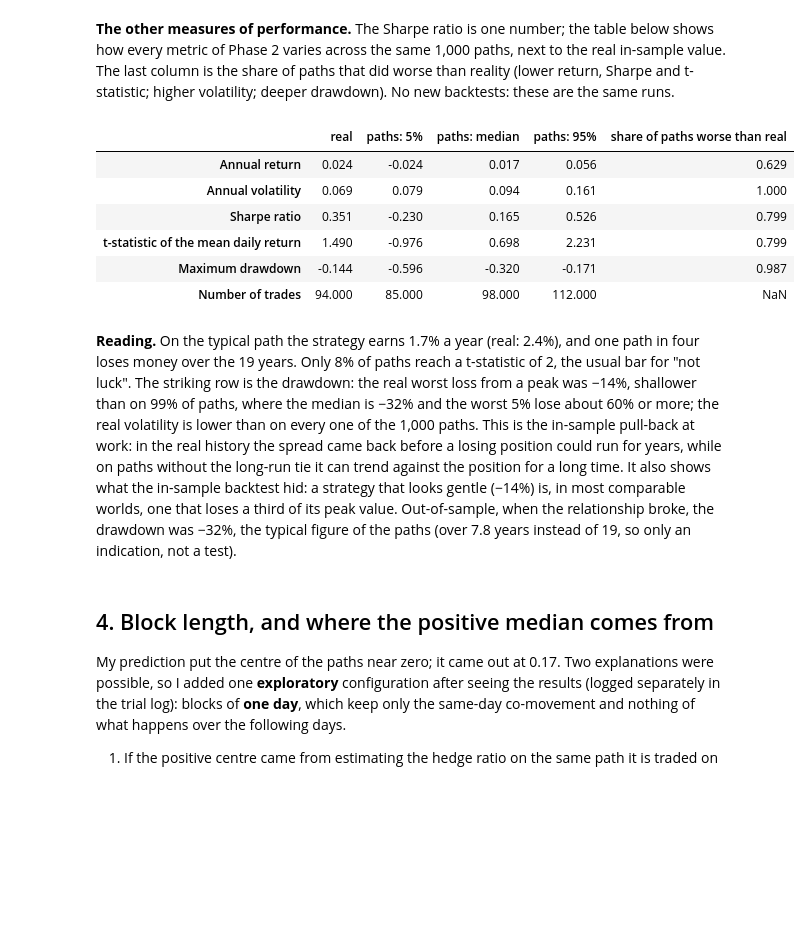
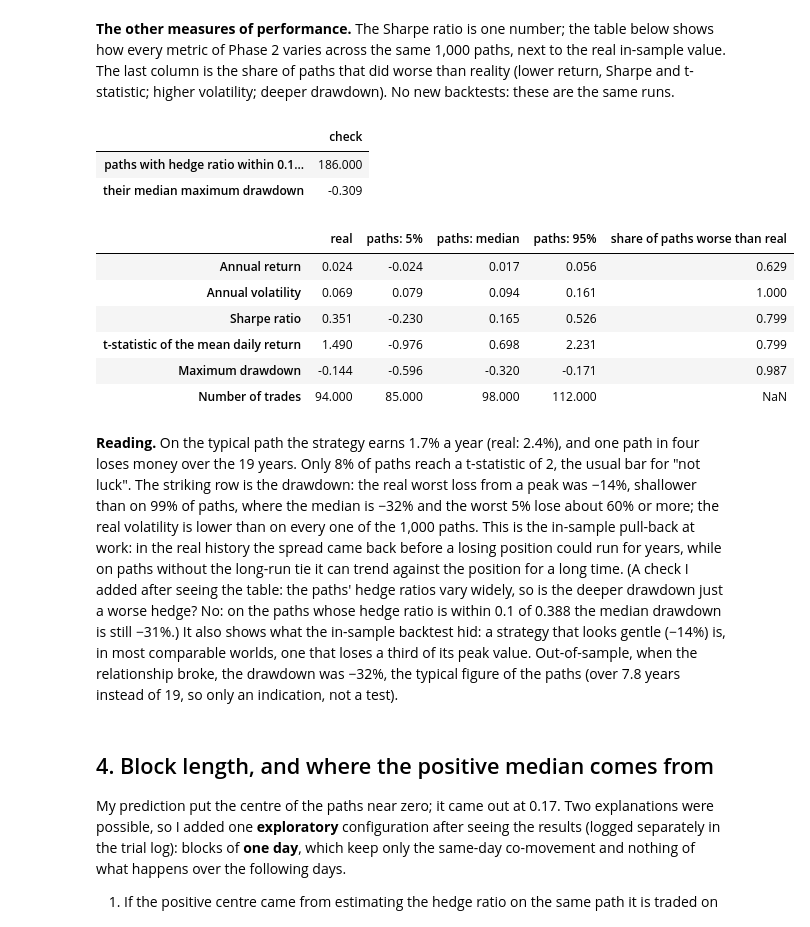
Before and after one commit to gianleonardosalvemini-tech/bsq-pairs-trading, a Jupyter notebook: notebooks/05_simulation.ipynb, the cells around one changed output. Drawn from its saved outputs; the diff is of its cells as text; code cells hidden in the pictures; blank space fills up the shorter version.

```diff
--- a/notebooks/05_simulation.ipynb
+++ b/notebooks/05_simulation.ipynb
@@ -308,42 +305,58 @@ drawdown). No new backtests: these are the same runs.
 # %%
 metrics = {
     "ann_return": ("Annual return", "higher"),
     "ann_vol": ("Annual volatility", "lower"),
     "sharpe": ("Sharpe ratio", "higher"),
     "t_stat": ("t-statistic of the mean daily return", "higher"),
     "max_drawdown": ("Maximum drawdown", "higher"),
     "n_trades": ("Number of trades", None),
 }
 rows = {}
 for col, (label, better) in metrics.items():
     v = main[col]
     worse = {"higher": (v < real[col]).mean(), "lower": (v > real[col]).mean(), None: np.nan}[
         better
     ]
     rows[label] = {
         "real": real[col],
         "paths: 5%": v.quantile(0.05),
         "paths: median": v.median(),
         "paths: 95%": v.quantile(0.95),
         "share of paths worse than real": worse,
     }
 performance = pd.DataFrame(rows).T
+near_beta = main.loc[
+    (main["beta"] - real["beta"]).abs() < 0.1, "max_drawdown"
+]  # added after seeing the table
+display(
+    pd.Series(
+        {
+            "paths with hedge ratio within 0.1 of the real one": len(near_beta),
+            "their median maximum drawdown": round(near_beta.median(), 3),
+        }
+    ).to_frame("check")
+)
 performance.round(3)
 # %% [output]
-|  | real | paths: 5% | paths: median | paths: 95% | share of paths worse than real |
-| Annual return | 0.024 | -0.024 | 0.017 | 0.056 | 0.629 |
-| Annual volatility | 0.069 | 0.079 | 0.094 | 0.161 | 1.000 |
-| Sharpe ratio | 0.351 | -0.230 | 0.165 | 0.526 | 0.799 |
-| t-statistic of the mean daily return | 1.490 | -0.976 | 0.698 | 2.231 | 0.799 |
-| Maximum drawdown | -0.144 | -0.596 | -0.320 | -0.171 | 0.987 |
-| Number of trades | 94.000 | 85.000 | 98.000 | 112.000 | NaN |
+|  | check |
+| paths with hedge ratio within 0.1... | 186.000 |
+| their median maximum drawdown | -0.309 |
+|  | real | paths: 5% | paths: median | paths: 95% | share of paths worse than real |
+| Annual return | 0.024 | -0.024 | 0.017 | 0.056 | 0.629 |
+| Annual volatility | 0.069 | 0.079 | 0.094 | 0.161 | 1.000 |
+| Sharpe ratio | 0.351 | -0.230 | 0.165 | 0.526 | 0.799 |
+| t-statistic of the mean daily return | 1.490 | -0.976 | 0.698 | 2.231 | 0.799 |
+| Maximum drawdown | -0.144 | -0.596 | -0.320 | -0.171 | 0.987 |
+| Number of trades | 94.000 | 85.000 | 98.000 | 112.000 | NaN |
 # %% [markdown]
 **Reading.** On the typical path the strategy earns 1.7% a year (real: 2.4%), and one path in four loses
 money over the 19 years. Only 8% of paths reach a t-statistic of 2, the usual bar for "not luck". The striking
 row is the drawdown: the real worst loss from a peak was −14%, shallower than on 99% of paths, where the median
 is −32% and the worst 5% lose about 60% or more; the real volatility is lower than on every one of the 1,000 paths. This is the
 in-sample pull-back at work: in the real history the spread came back before a losing position could run for
-years, while on paths without the long-run tie it can trend against the position for a long time. It also
+years, while on paths without the long-run tie it can trend against the position for a long time. (A check
+I added after seeing the table: the paths' hedge ratios vary widely, so is the deeper drawdown just a worse
+hedge? No: on the paths whose hedge ratio is within 0.1 of 0.388 the median drawdown is still −31%.) It also
 shows what the in-sample backtest hid: a strategy that looks gentle (−14%) is, in most comparable worlds, one
 that loses a third of its peak value. Out-of-sample, when the relationship broke, the drawdown was −32%, the
 typical figure of the paths (over 7.8 years instead of 19, so only an indication, not a test).
```
Also changed, not shown: parts of 6 cells of this notebook, 3 other files.
